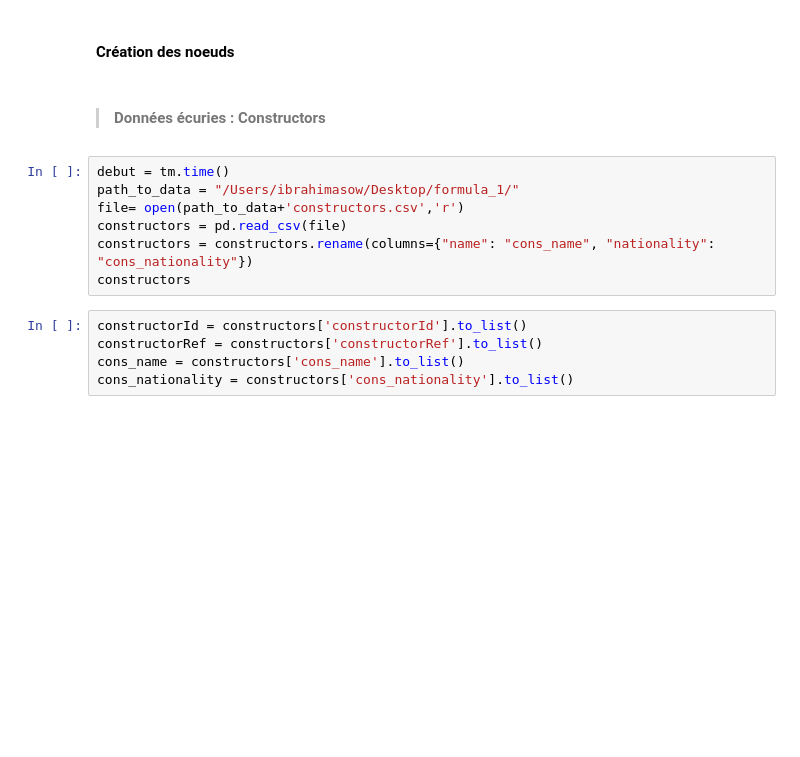
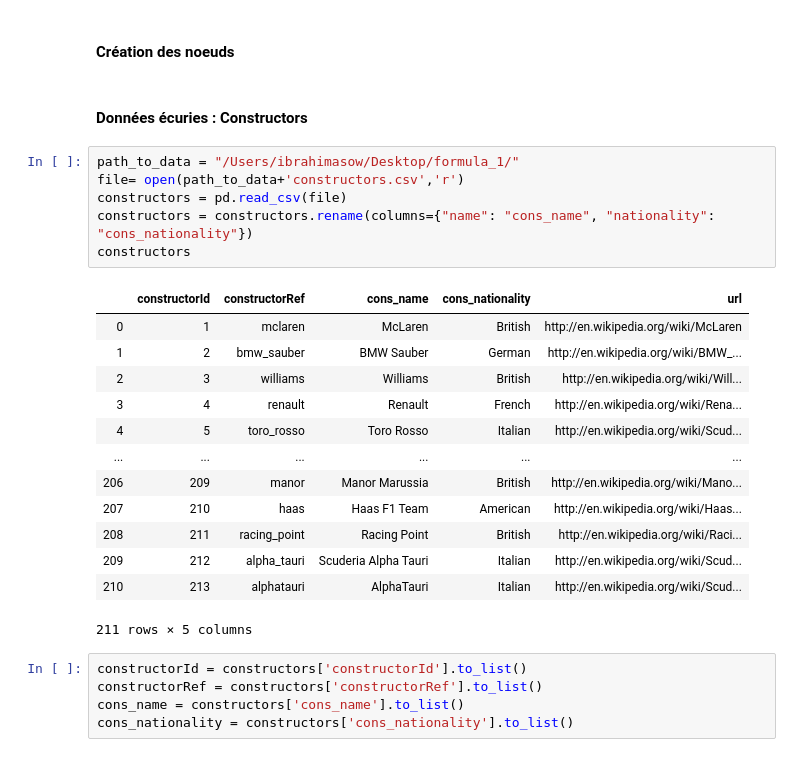
Before and after one commit to sow-ibrahima/OrientDB_VS_Neo4J, a Jupyter notebook: Main_notebook.ipynb, the cells around one changed output. Drawn from its saved outputs; the diff is of its cells as text; blank space fills up the shorter version.

```diff
--- a/Main_notebook.ipynb
+++ b/Main_notebook.ipynb
@@ -180,14 +177,27 @@ Nous procédons ci-dessous à la création des noeuds de notre de données. Dans
 # %% [markdown]
 #### Création des noeuds
 # %% [markdown]
- > ####  Données écuries :  Constructors
+####  Données écuries :  Constructors
 # %%
-debut = tm.time()
 path_to_data = "/Users/ibrahimasow/Desktop/formula_1/"
 file= open(path_to_data+'constructors.csv','r')
 constructors = pd.read_csv(file)
 constructors = constructors.rename(columns={"name": "cons_name", "nationality": "cons_nationality"})
 constructors
+# %% [output]
+|  | constructorId | constructorRef | cons_name | cons_nationality | url |
+| 0 | 1 | mclaren | McLaren | British | http://en.wikipedia.org/wiki/McLaren |
+| 1 | 2 | bmw_sauber | BMW Sauber | German | http://en.wikipedia.org/wiki/BMW_... |
+| 2 | 3 | williams | Williams | British | http://en.wikipedia.org/wiki/Will... |
+| 3 | 4 | renault | Renault | French | http://en.wikipedia.org/wiki/Rena... |
+| 4 | 5 | toro_rosso | Toro Rosso | Italian | http://en.wikipedia.org/wiki/Scud... |
+| ... | ... | ... | ... | ... | ... |
+| 206 | 209 | manor | Manor Marussia | British | http://en.wikipedia.org/wiki/Mano... |
+| 207 | 210 | haas | Haas F1 Team | American | http://en.wikipedia.org/wiki/Haas... |
+| 208 | 211 | racing_point | Racing Point | British | http://en.wikipedia.org/wiki/Raci... |
+| 209 | 212 | alpha_tauri | Scuderia Alpha Tauri | Italian | http://en.wikipedia.org/wiki/Scud... |
+| 210 | 213 | alphatauri | AlphaTauri | Italian | http://en.wikipedia.org/wiki/Scud... |
+211 rows × 5 columns
 # %%
 constructorId = constructors['constructorId'].to_list()
 constructorRef = constructors['constructorRef'].to_list()
```
Also changed, not shown: parts of 82 cells of this notebook.
